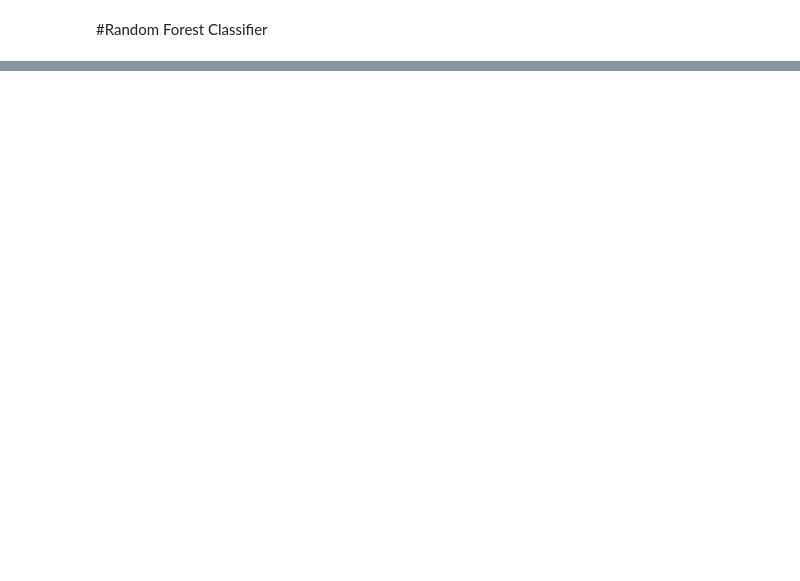
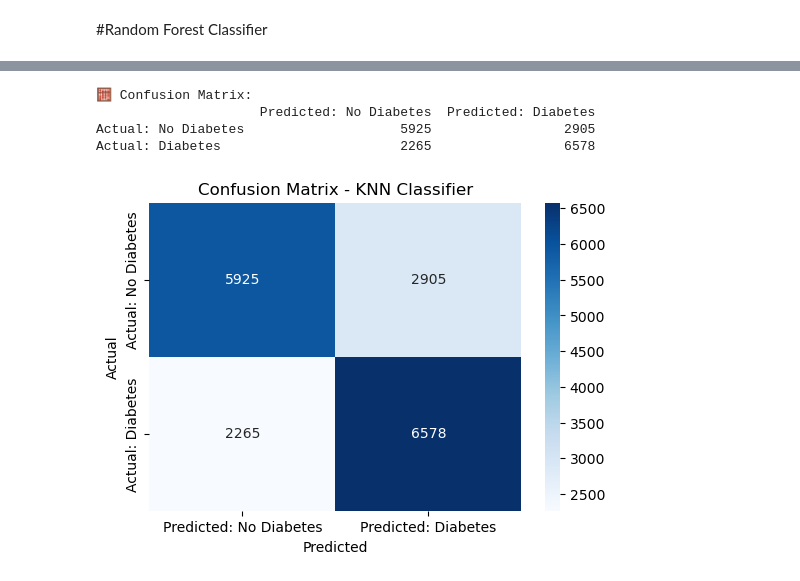
Before and after one commit to anshuanand22/Diabetes-Health-Indicator, a Jupyter notebook: Diabetes-Health-Indicator.ipynb, the cells around one changed output, grey strips where cells are left out. Saved outputs shown, nothing was run; the diff lists cells and outputs as text; code cells hidden in the pictures; blank space fills up the shorter version.

```diff
--- a/Diabetes-Health-Indicator.ipynb
+++ b/Diabetes-Health-Indicator.ipynb
@@ -273,9 +317,11 @@ Testing observations: 17720
 # %%
+
 # Select features and target
-features = X.columns.drop(["Diabetes", "is_train"])
+features = X.columns.drop(["Diabetes" ,"Fruits_missing","HvyAlcohol_missing", "is_train"])
 target = "Diabetes"
 # %%
  # Train Random Forest Classifier
-rf = RandomForestClassifier(n_estimators=100, random_state=42)
-rf.fit(X_train, y_train)
+clf = RandomForestClassifier(n_estimators=100, random_state=42, n_jobs=-1, verbose=1)
+clf.fit(train[features], train[target])
+preds = clf.predict(test[features])
 # %% [output]
@@ -338,0 +421,8 @@ final_dataset.describe(include="all")
+# %%
+final_dataset["is_train"] = np.random.uniform(0, 1, len(final_dataset)) <= 0.75
+train = final_dataset[final_dataset["is_train"] == True]
+test = final_dataset[final_dataset["is_train"] == False]
+
+print("No. of observations for the training dataframe:", len(train))
+print("No. of observations for the test dataframe:", len(test))
+print(final_dataset.columns[:])
@@ -338,0 +492,27 @@ final_dataset.describe(include="all")
+# %%
+from sklearn.metrics import confusion_matrix
+
+# 🔍 Raw confusion matrix
+cm = confusion_matrix(y_test, y_pred)
+
+# 🧾 Display as labeled table
+conf_matrix_df = pd.DataFrame(
+    cm,
+    index=["Actual: No Diabetes", "Actual: Diabetes"],
+    columns=["Predicted: No Diabetes", "Predicted: Diabetes"]
+)
+
+print("🧮 Confusion Matrix:")
+print(conf_matrix_df)
+plt.figure(figsize=(6, 4))
+sns.heatmap(conf_matrix_df, annot=True, fmt='d', cmap='Blues')
+plt.title("Confusion Matrix - KNN Classifier")
+plt.ylabel("Actual")
+plt.xlabel("Predicted")
+plt.show()
+# %% [output]
+🧮 Confusion Matrix:
+                     Predicted: No Diabetes  Predicted: Diabetes
+Actual: No Diabetes                    5925                 2905
+Actual: Diabetes                       2265                 6578
+[figure, added]
```
Also changed, not shown: parts of 25 cells of this notebook.
